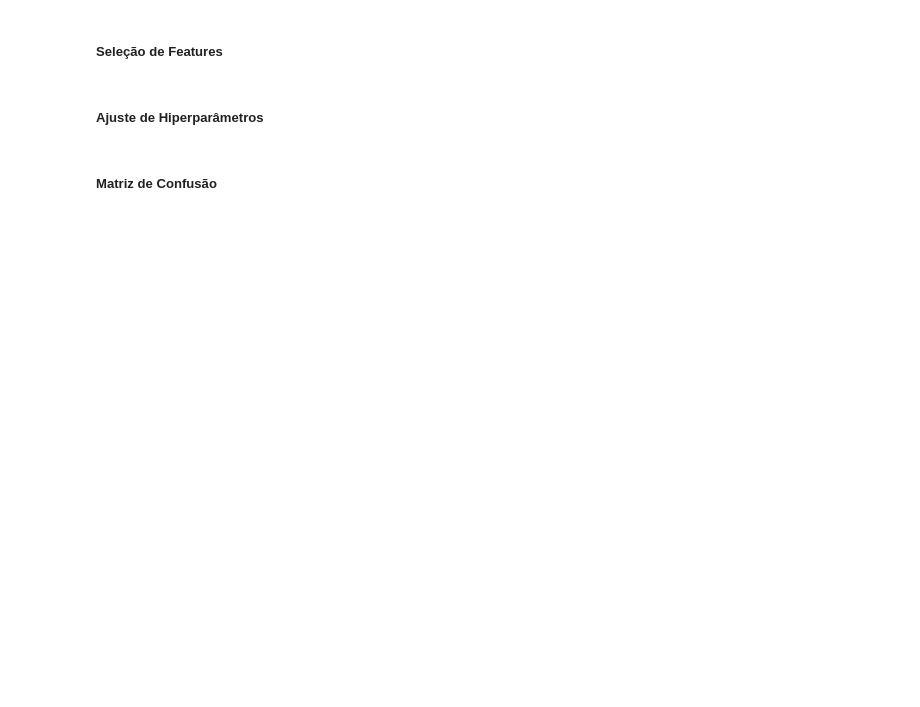
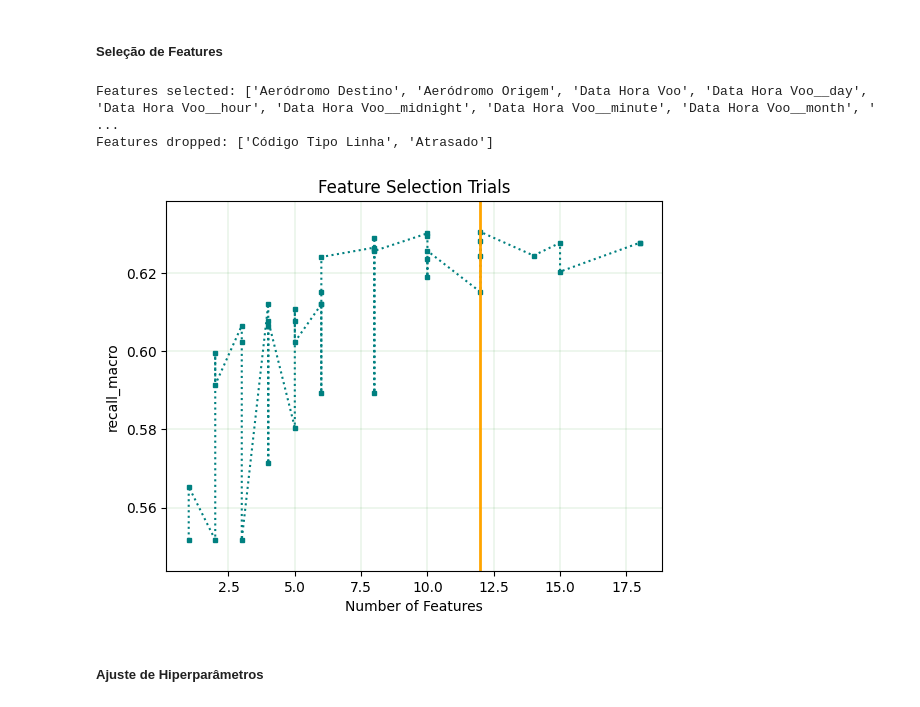
Before and after one commit to RavyBomfim/FlightOnTime-DataScience, a Jupyter notebook: main.ipynb, the cells around one changed output. Drawn from its saved outputs; the diff is of its cells as text; code cells hidden in the pictures; blank space fills up the shorter version.

```diff
--- a/main.ipynb
+++ b/main.ipynb
@@ -549,2 +569,8 @@ plt.close()
+# %%
+plot_feature_selection(est1, df)
+# %% [output]
+Features selected: ['Aeródromo Destino', 'Aeródromo Origem', 'Data Hora Voo', 'Data Hora Voo__day', 'Data Hora Voo__hour', 'Data Hora Voo__midnight', 'Data Hora Voo__minute', 'Data Hora Voo__month', ' ...
+Features dropped: ['Código Tipo Linha', 'Atrasado']
+[figure, added]
 # %% [markdown]
 ##### Ajuste de Hiperparâmetros
@@ -580,2 +576,0 @@ plt.close()
-# %% [markdown]
-##### Matriz de Confusão
```
Also changed, not shown: parts of 21 cells of this notebook, 3 other files.
